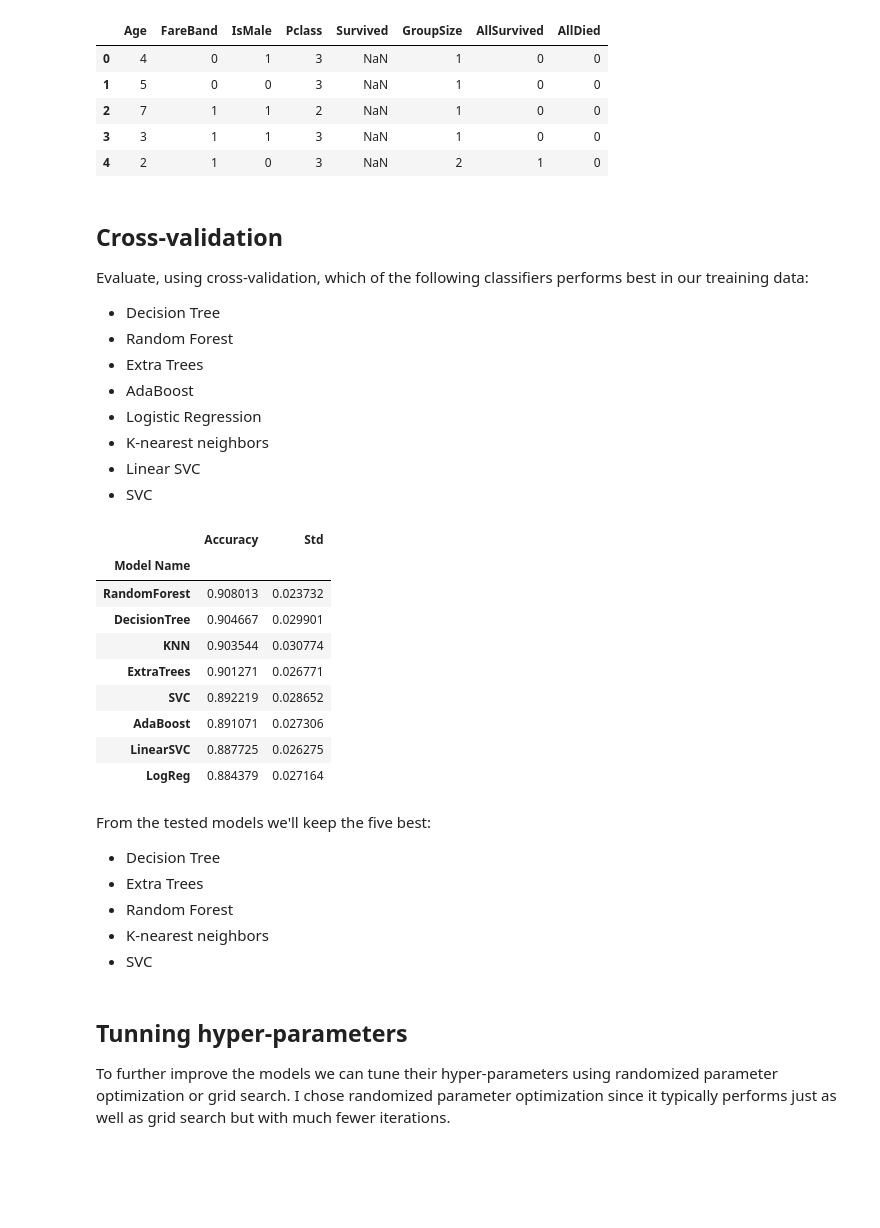
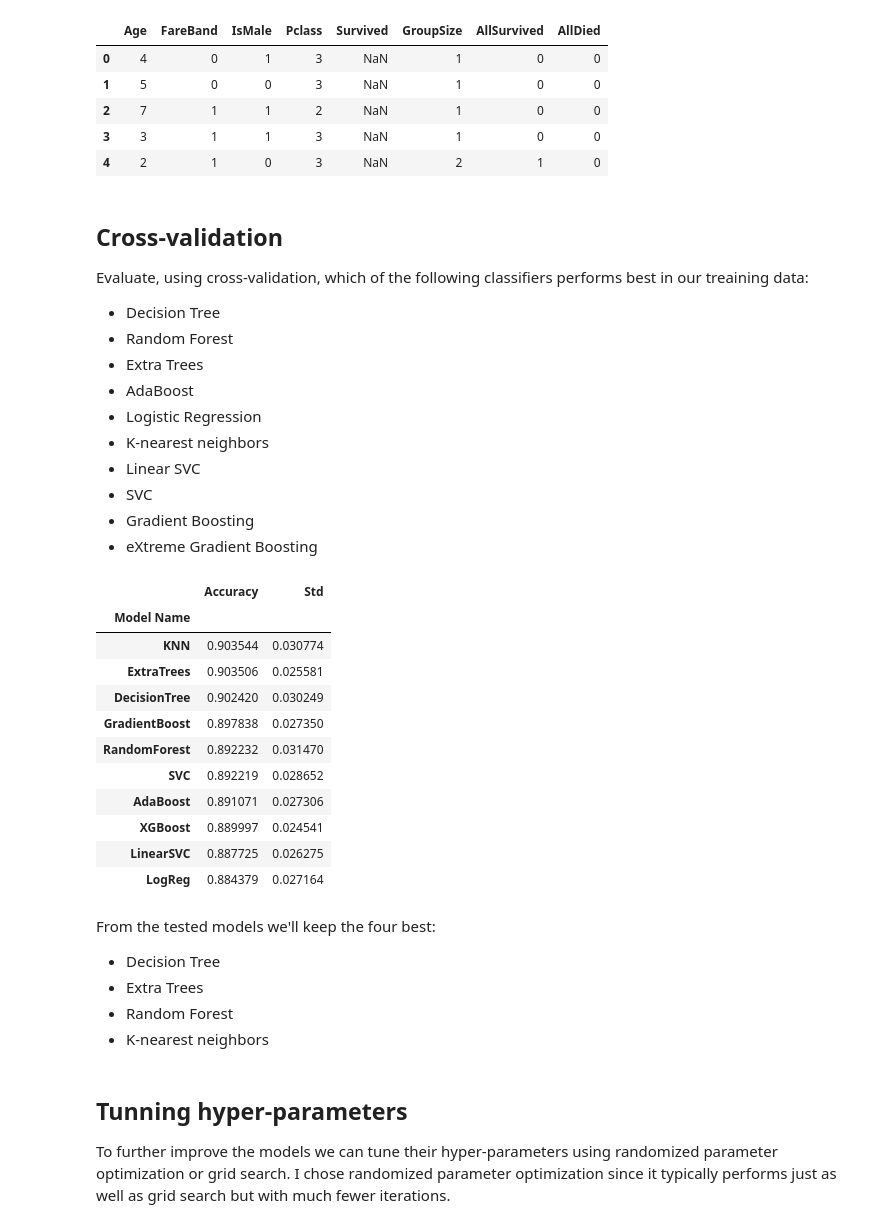
Before and after one commit to davidtvs/kaggle-titanic, a Jupyter notebook: surviving-the-titanic.ipynb, the cells around one changed output. Cells and saved outputs as stored; diff of their text form; code cells hidden in the pictures; blank space fills up the shorter version.

Commit message:
Reduce number of models to tune from 5 to 4

```diff
--- a/surviving-the-titanic.ipynb
+++ b/surviving-the-titanic.ipynb
@@ -573,6 +564,8 @@ Evaluate, using cross-validation, which of the following classifiers performs be
 - K-nearest neighbors
 - Linear SVC
 - SVC
+- Gradient Boosting
+- eXtreme Gradient Boosting
 # %%
 from sklearn.preprocessing import StandardScaler
 from sklearn.tree import DecisionTreeClassifier
@@ -583,7 +576,13 @@ from sklearn.linear_model import LogisticRegression
 from sklearn.neighbors import KNeighborsClassifier
 from sklearn.svm import LinearSVC
 from sklearn.svm import SVC
+from sklearn.ensemble import GradientBoostingClassifier
+from xgboost import XGBClassifier
+import warnings
 
+
+# Silence pesky warnings from sklearn
+warnings.filterwarnings(module='sklearn*', action='ignore', category=DeprecationWarning)
 
 # Split the training set into samples and targets
 X_train = train.drop(columns='Survived')
@@ -599,50 +598,53 @@ X_test = scaler.transform(X_test)
 
 # Number of cross-validation folds
 k_folds = 10
 
 # Create a dictionary containing the instance of the models, scores, mean accuracy and standard deviation
 classifiers = {
-    'name': ['DecisionTree', 'RandomForest', 'ExtraTrees', 'AdaBoost', 'LogReg', 'KNN', 'LinearSVC', 'SVC'],
+    'name': ['DecisionTree', 'RandomForest', 'ExtraTrees', 'AdaBoost', 'LogReg', 'KNN', 'LinearSVC', 'SVC',
+             'XGBoost', 'GradientBoost'],
     'models': [DecisionTreeClassifier(), RandomForestClassifier(), ExtraTreesClassifier(), AdaBoostClassifier(),
-               LogisticRegression(), KNeighborsClassifier(), LinearSVC(), SVC(gamma='auto')],
+               LogisticRegression(), KNeighborsClassifier(), LinearSVC(), SVC(gamma='auto'), XGBClassifier(),
+               GradientBoostingClassifier()],
     'scores': [],
     'acc_mean': [],
     'acc_std': []
 }
 
 # Run cross-validation and store the scores
 for model in classifiers['models']:
     score = cross_val_score(model, X_train, Y_train, cv=k_folds, n_jobs=4)
     classifiers['scores'].append(score)
     classifiers['acc_mean'].append(score.mean())
     classifiers['acc_std'].append(score.std())
 
 # Create a nice table with the results
 classifiers_df = pd.DataFrame({
     'Model Name': classifiers['name'],
     'Accuracy': classifiers['acc_mean'],
     'Std': classifiers['acc_std']
 }, columns=['Model Name', 'Accuracy', 'Std']).set_index('Model Name')
 
 classifiers_df.sort_values('Accuracy', ascending=False)
 # %% [output]
 |  | Accuracy | Std |
 | Model Name |  |  |
-| RandomForest | 0.908013 | 0.023732 |
-| DecisionTree | 0.904667 | 0.029901 |
 | KNN | 0.903544 | 0.030774 |
-| ExtraTrees | 0.901271 | 0.026771 |
+| ExtraTrees | 0.903506 | 0.025581 |
+| DecisionTree | 0.902420 | 0.030249 |
+| GradientBoost | 0.897838 | 0.027350 |
+| RandomForest | 0.892232 | 0.031470 |
 | SVC | 0.892219 | 0.028652 |
 | AdaBoost | 0.891071 | 0.027306 |
+| XGBoost | 0.889997 | 0.024541 |
 | LinearSVC | 0.887725 | 0.026275 |
 | LogReg | 0.884379 | 0.027164 |
 # %% [markdown]
-From the tested models we'll keep the five best:
+From the tested models we'll keep the four best:
 - Decision Tree
 - Extra Trees
 - Random Forest
 - K-nearest neighbors
-- SVC
 # %% [markdown]
 ## Tunning hyper-parameters
 
```
Also changed, not shown: parts of 11 cells of this notebook.
